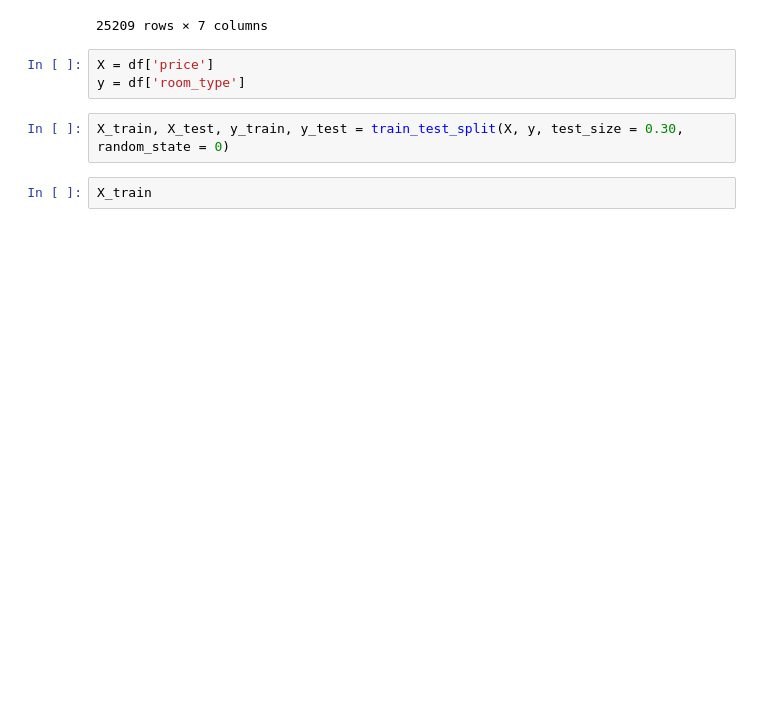
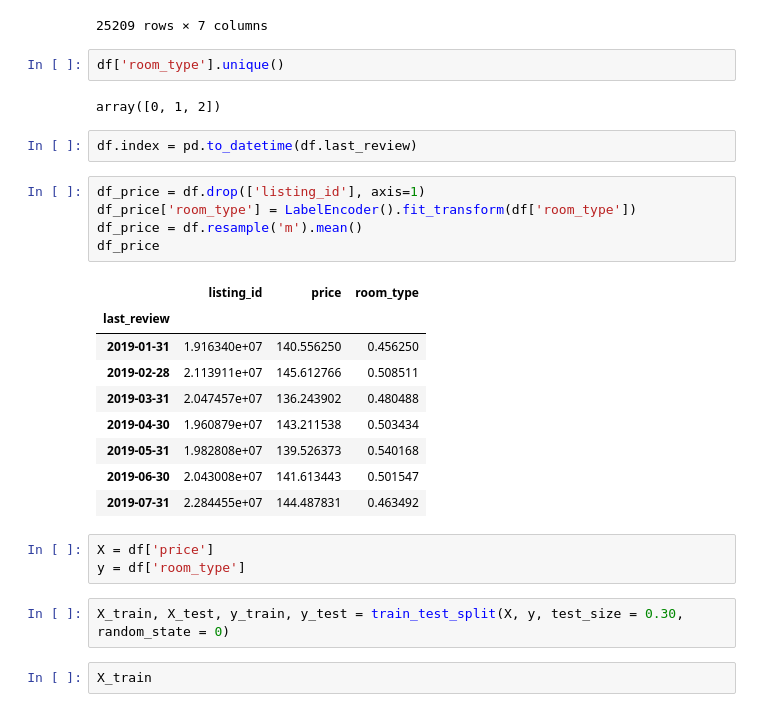
Before and after one commit to adhityahardy/Classification-New-York-City-Airbnb-Market, a Jupyter notebook: AirBnB USA.ipynb, the cells around one changed output. Cells and saved outputs as stored; diff of their text form; blank space fills up the shorter version.

```diff
--- a/AirBnB USA.ipynb
+++ b/AirBnB USA.ipynb
@@ -250,6 +250,27 @@ df
 | 25207 | 36442252 | Blaine | 2019-07-07 | 100.0 | Bronx, Mott Haven | 1B-1B apartment near by Metro | 0 |
 | 25208 | 36455809 | Christine | 2019-07-08 | 30.0 | Brooklyn, Bushwick | Cozy Private Room in Bushwick, Br... | 1 |
 25209 rows × 7 columns
+# %%
+df['room_type'].unique()
+# %% [output]
+array([0, 1, 2])
+# %%
+df.index = pd.to_datetime(df.last_review)
+# %%
+df_price = df.drop(['listing_id'], axis=1)
+df_price['room_type'] = LabelEncoder().fit_transform(df['room_type'])
+df_price = df.resample('m').mean()
+df_price
+# %% [output]
+|  | listing_id | price | room_type |
+| last_review |  |  |  |
+| 2019-01-31 | 1.916340e+07 | 140.556250 | 0.456250 |
+| 2019-02-28 | 2.113911e+07 | 145.612766 | 0.508511 |
+| 2019-03-31 | 2.047457e+07 | 136.243902 | 0.480488 |
+| 2019-04-30 | 1.960879e+07 | 143.211538 | 0.503434 |
+| 2019-05-31 | 1.982808e+07 | 139.526373 | 0.540168 |
+| 2019-06-30 | 2.043008e+07 | 141.613443 | 0.501547 |
+| 2019-07-31 | 2.284455e+07 | 144.487831 | 0.463492 |
 # %%
 X = df['price']
 y = df['room_type']
```
Also changed, not shown: parts of 33 cells of this notebook.
